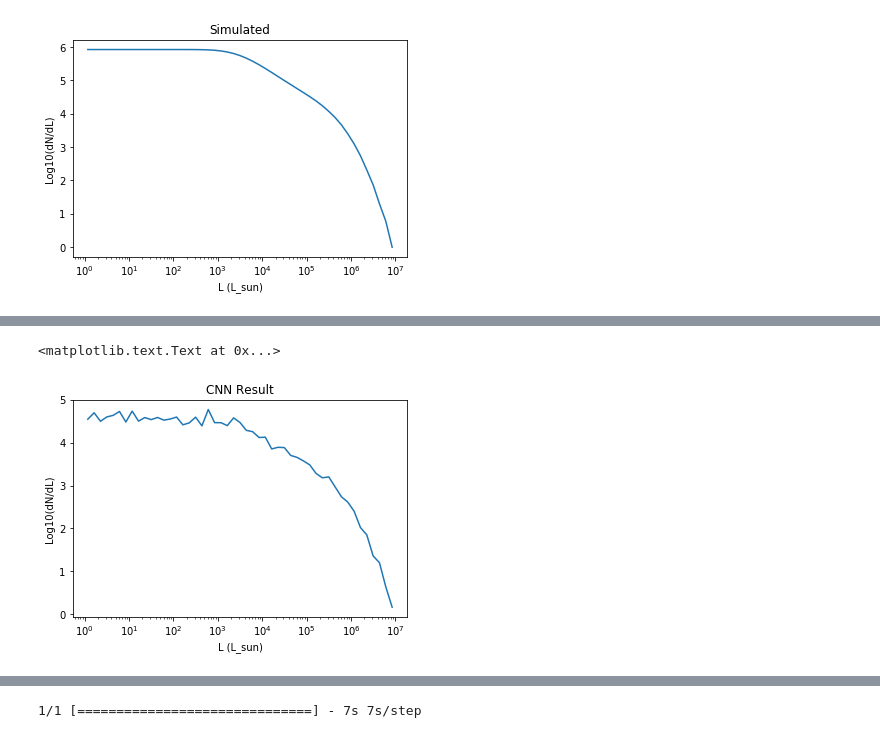
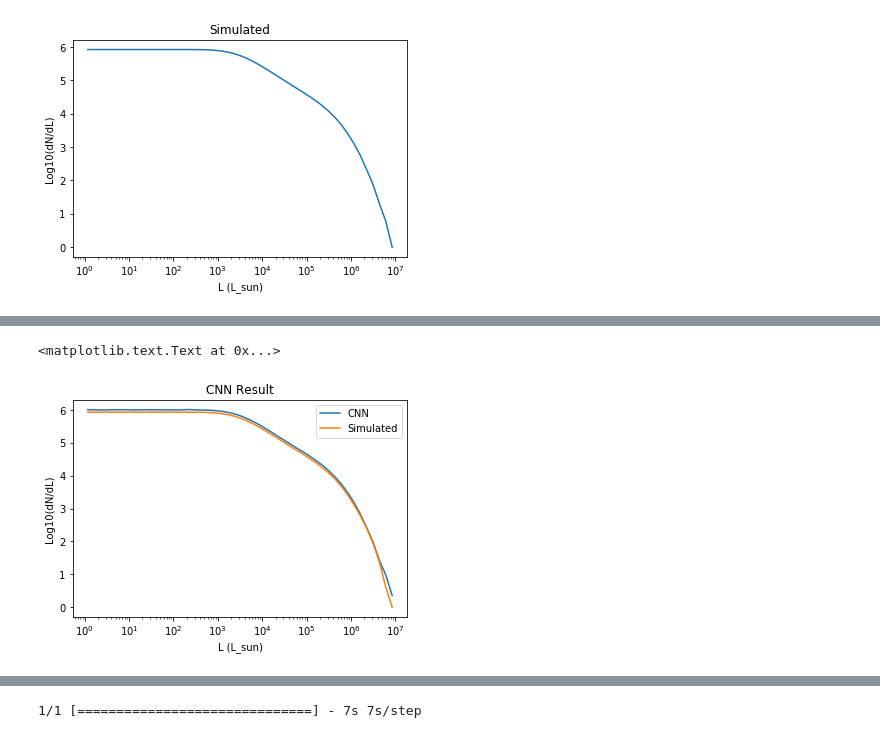
Before and after one commit to dnpfeffer/intensitymap_cnn, a Jupyter notebook: scripts/test_cnn.ipynb, the cells around one changed output, grey strips where cells are left out. Drawn from its saved outputs; the diff is of its cells as text; code cells hidden in the pictures.

```diff
--- a/scripts/test_cnn.ipynb
+++ b/scripts/test_cnn.ipynb
@@ -135,9 +197,9 @@ Epoch 10/10
 model.save('my_model.h5')
 # %%
 ### number of maps to look at in a batch
-batch_size = 10
-steps_per_epoch = 5
-epochs = 5
+batch_size = 1
+steps_per_epoch = 1
+epochs = 1
 
 subFields = lnn.loadBaseFNames(mapLoc)
 base = [mapLoc + s for s in subFields]
@@ -148,5 +210,5 @@ dataset = dataset.map(lambda item: tuple(tf.py_func(lnn.utf8FileToMapAndLum3D, [
 dataset = dataset.repeat()
 dataset = dataset.batch(batch_size)
 # %%
-model2.fit(dataset, epochs=epochs, steps_per_epoch=steps_per_epoch, verbose=1)
+history = model2.fit(dataset, epochs=epochs, steps_per_epoch=steps_per_epoch, verbose=1)
 # %% [output]
@@ -180,6 +233,8 @@ Epoch 5/5
 # %% [markdown]
 # See How Good the Model Is
 # %%
+subFields = lnn.loadBaseFNames(mapLoc)
+base = [mapLoc + s for s in subFields]
 lumLogBinCents = lnn.loadData(base[152] + '_lum.npz')['logBinCent']
 # %%
 testMap = lnn.fileToMapData(base[152] + '_map.npz')
@@ -206,8 +260,8 @@ plt.ylabel('Log10(dN/dL)')
 <matplotlib.text.Text at 0x...>
 [figure]
 # %%
-testMap = lnn.fileToMapData(base[152] + '_map.npz')
-testLum = lnn.logLumFunc(lnn.fileToLum(base[152] + '_lum.npz'))
+testMap = lnn.fileToMapData(base[750] + '_map.npz')
+testLum = lnn.logLumFunc(lnn.fileToLum(base[750] + '_lum.npz'))
 
 testMap = testMap.reshape(len(testMap), len(testMap[0]), len(testMap[0][0]), 1)
 
@@ -223,8 +277,10 @@ model2.evaluate(tf.convert_to_tensor(baseMap2), tf.convert_to_tensor(baseLum2),
 # %%
-plt.semilogx(lumLogBinCents, newLum[0])
+plt.semilogx(lumLogBinCents, newLum[0], label='CNN')
+plt.semilogx(lumLogBinCents, testLum, label='Simulated')
+plt.legend()
 plt.title('CNN Result')
 plt.xlabel('L (L_sun)')
 plt.ylabel('Log10(dN/dL)')
 # %% [output]
 <matplotlib.text.Text at 0x...>
-[figure, old version]
+[figure, new version]
```
Also changed, not shown: parts of 30 cells of this notebook, 3 other files.
